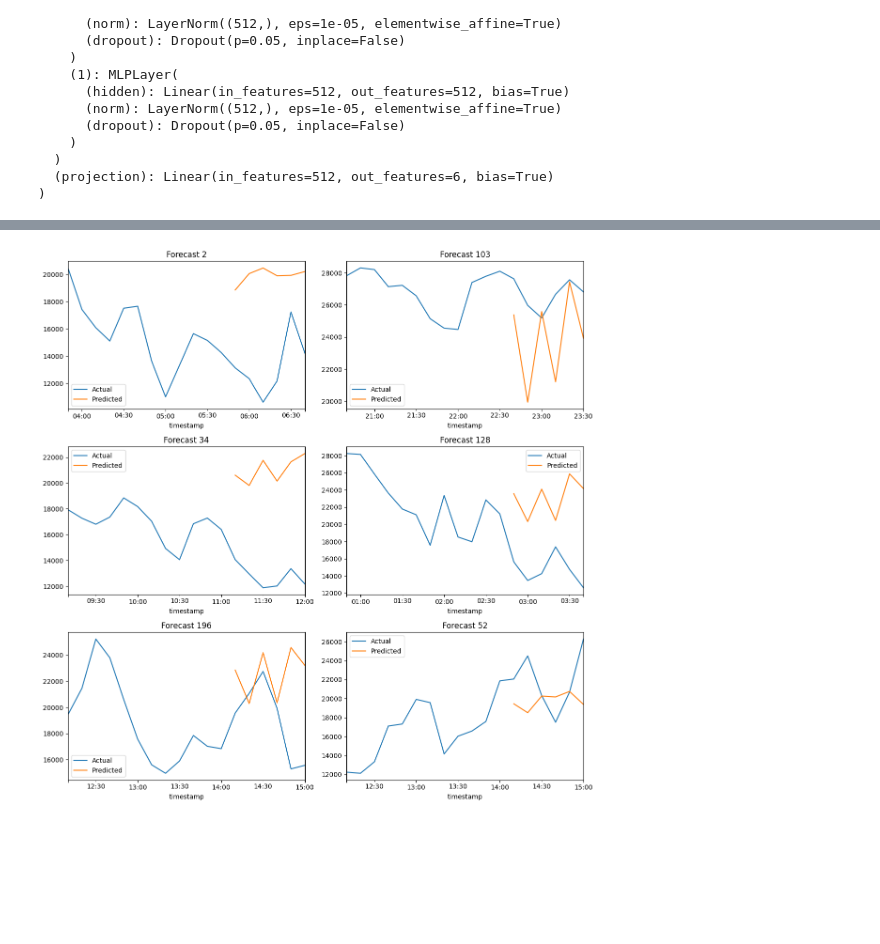
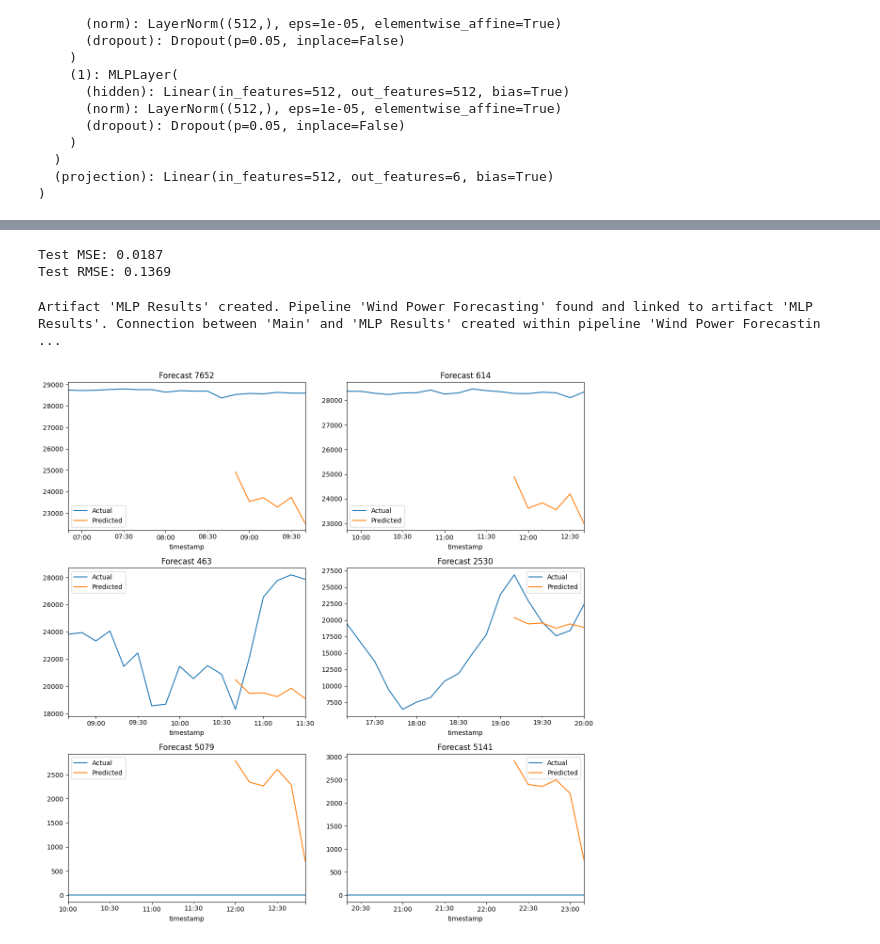
Before and after one commit to ber0i/e-SparX, a Jupyter notebook: usecases/wpf/src/results/visualize_forecasts.ipynb, the cells around one changed output, grey strips where cells are left out. Saved outputs shown, nothing was run; the diff lists cells and outputs as text; code cells hidden in the pictures; blank space fills up the shorter version.

Commit message:
results artifacts and dag legend

```diff
--- a/usecases/wpf/src/results/visualize_forecasts.ipynb
+++ b/usecases/wpf/src/results/visualize_forecasts.ipynb
@@ -108,13 +112,30 @@ Test MSE: 0.0327
+# %%
+print(f"Test MSE: {sum(loss_list)/len(loss_list):.4f}")
+print(f"Test RMSE: {np.sqrt(sum(loss_list)/len(loss_list)):.4f}")
+# %% [output]
+Test MSE: 0.0187
+Test RMSE: 0.1369
+# %%
+# register results in edl
+edl.register_results(
+    name="MLP Results",
+    description="Error metric values of the MLP model on the test dataset.",
+    results={"MSE": sum(loss_list)/len(loss_list), "RMSE": np.sqrt(sum(loss_list)/len(loss_list))},
+    pipeline_name="Wind Power Forecasting",
+    parent_name="Main",
+)
+# %% [output]
+Artifact 'MLP Results' created. Pipeline 'Wind Power Forecasting' found and linked to artifact 'MLP Results'. Connection between 'Main' and 'MLP Results' created within pipeline 'Wind Power Forecastin ...
 # %%
 # draw six random integers between 0 and len(df_results_list)
 n_dfs = len(df_results_list)
-indices = random.sample(range(200), 6)
+indices = random.sample(range(n_dfs), 6)
 fig, ax = plt.subplots(3, 2, figsize=(12, 12))
 for i, index in enumerate(indices):
     row = i // 2
     col = i % 2
     df_results_list[index].plot(ax=ax[row, col], title=f"Forecast {index}")
 plt.tight_layout()
 plt.show()
 # %% [output]
-[figure, old version]
+[figure, new version]
```
Also changed, not shown: parts of 5 cells of this notebook, 16 other files.
